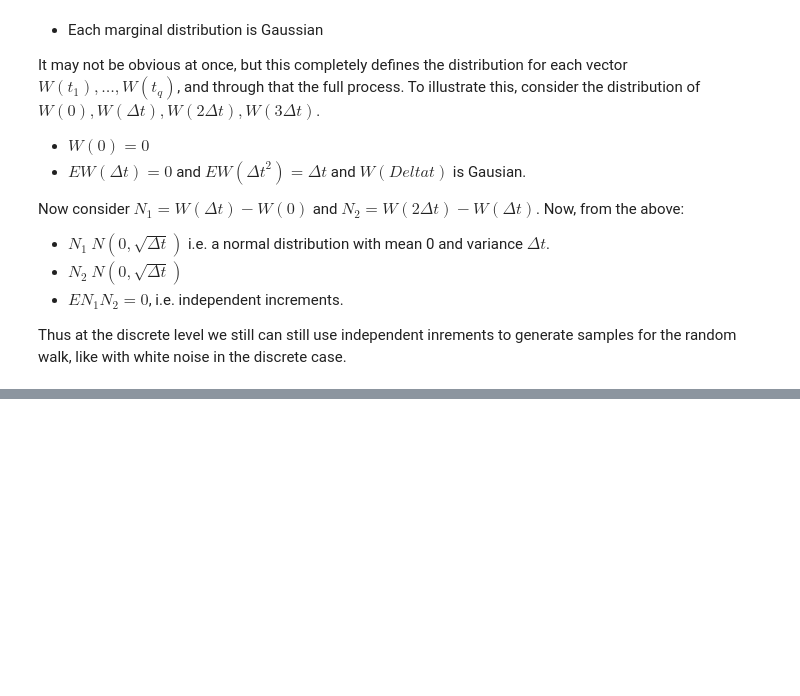
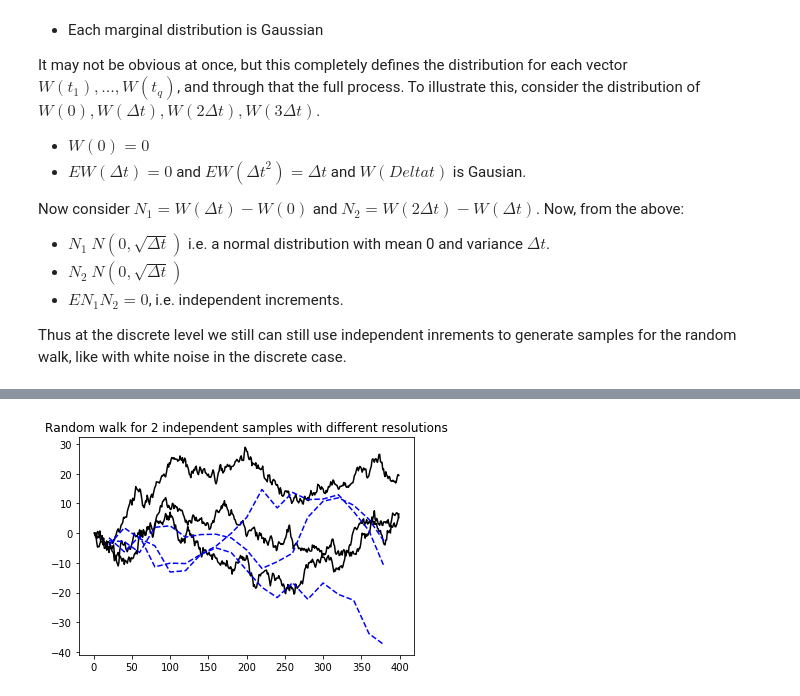
Before and after one commit to robot144/sde, a Jupyter notebook: 1_random_walk.ipynb, the cells around one changed output, grey strips where cells are left out. Saved outputs shown, nothing was run; the diff lists cells and outputs as text; code cells hidden in the pictures; blank space fills up the shorter version.

Commit message:
Update continuous time random walk and discretization

```diff
--- a/1_random_walk.ipynb
+++ b/1_random_walk.ipynb
@@ -166,0 +177,20 @@ Thus at the discrete level we still can still use independent inrements to gener
+# %%
+L=400
+dt_1=1.0 #1.0 # dt=1 should be equivalent to previous case, consider decreasing dt (\Delta t in formulas above)
+dt_2=20.0
+s=3 # number of samples
+t_all_1 = np.arange(dt_1,L,dt_1)
+t_all_2 = np.arange(dt_2,L,dt_2)
+n_1=len(t_all_1)
+n_2=len(t_all_2)
+N_i_1 = sqrt(dt_1)*randn(n_1,s)
+N_i_2 = sqrt(dt_2)*randn(n_2,s)
+W_i_1 = np.cumsum(N_i_1,axis=0)
+W_i_2 = np.cumsum(N_i_2,axis=0)
+
+plt.plot(t_all_1,W_i_1,'k-')
+plt.plot(t_all_2,W_i_2,'b--')
+plt.title("Random walk for 2 independent samples with different resolutions")
+plt.show()
+# %% [output]
+[figure, added]
```
Also changed, not shown: parts of 4 cells of this notebook.
